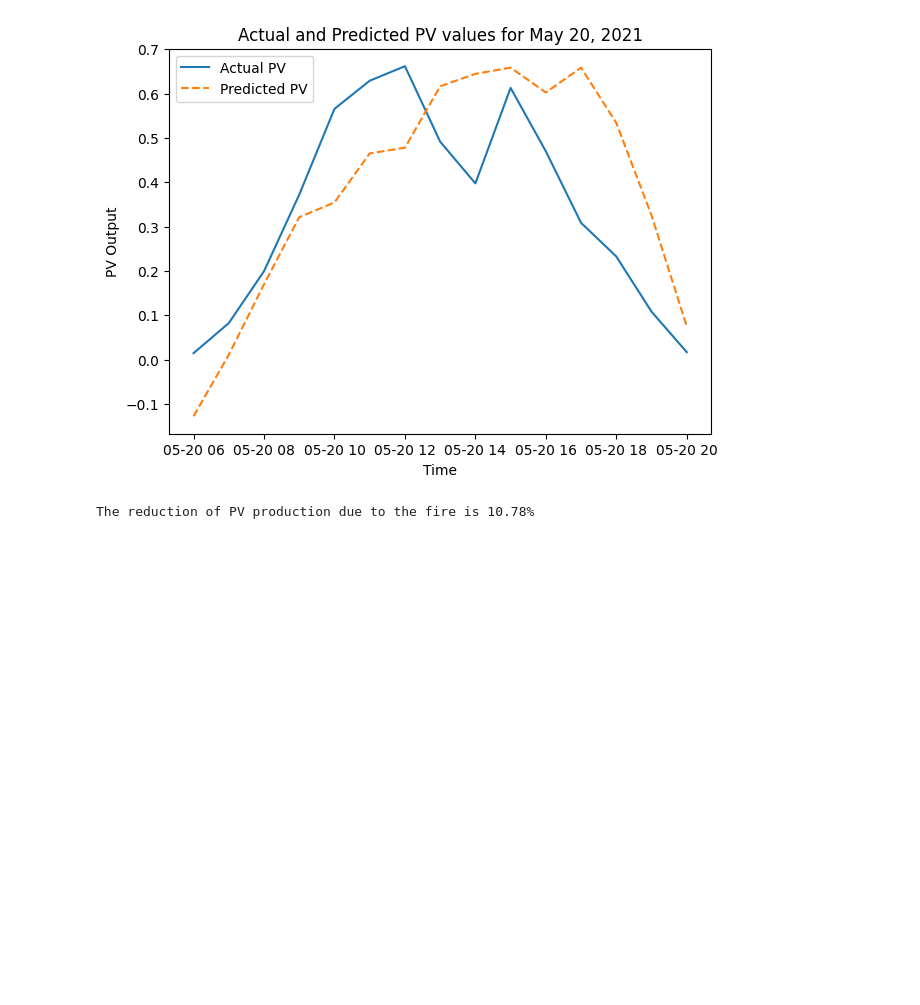
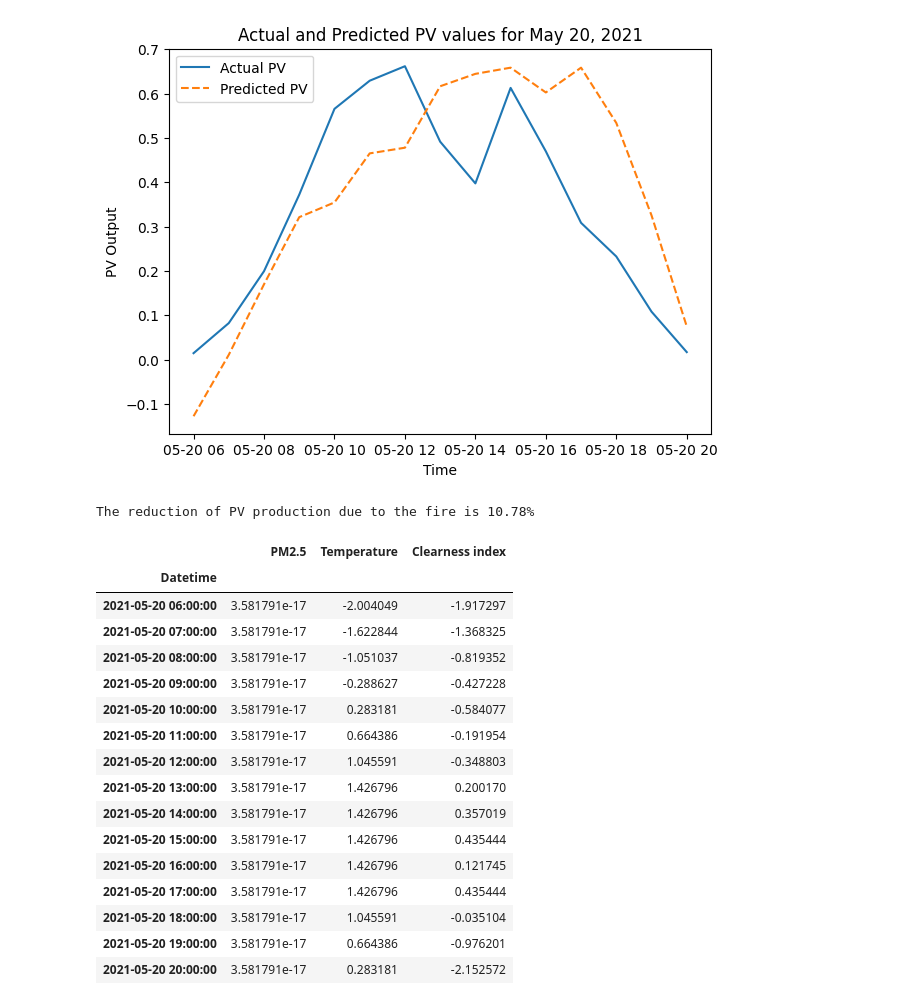
Before and after one commit to jean-paul-calin/wildfire-pv, a Jupyter notebook: toy model 1.ipynb, the cells around one changed output. Saved outputs shown, nothing was run; the diff lists cells and outputs as text; code cells hidden in the pictures; blank space fills up the shorter version.

```diff
--- a/toy model 1.ipynb
+++ b/toy model 1.ipynb
@@ -124,6 +124,13 @@ plt.show()
 # Replace 'PM2.5' values on May 20, 2021, with the average from the days no fire
 pm25_replacement_value = X_scaled_df[X_scaled_df.index != '2021-05-20']['PM2.5'].mean()
 may_20_data['PM2.5'] = pm25_replacement_value
+# Calculate the hourly mean of 'PM2.5' values for all days except May 20, 2021
+'''df_without_may_20 = X_scaled_df[X_scaled_df.index.date != pd.Timestamp('2021-05-20').date()]'''
+# Calculate the hourly mean of 'PM2.5' values for all data except for May 20, 2021
+'''pm25_replacement_value = df_without_may_20['PM2.5'].groupby(df_without_may_20.index.hour).mean()'''
+# Now, for each hour in may_20_data, replace 'PM2.5' with the corresponding hourly mean value
+'''for hour in may_20_data.index.hour:
+    may_20_data.loc[may_20_data.index.hour == hour, pm25] = pm25_replacement_value[hour]'''
 
 # Make predictions for May 20, 2021
 predicted_PV_may_20 = lin.predict(may_20_data)
@@ -156,3 +163,23 @@ PV_reduction = (predicted_PV_may_20.sum() - actual_PV_may_20.sum())*100/ predict
 print("The reduction of PV production due to the fire is {:.2f}%".format(PV_reduction))
 # %% [output]
 The reduction of PV production due to the fire is 10.78%
+# %%
+may_20_data
+# %% [output]
+|  | PM2.5 | Temperature | Clearness index |
+| Datetime |  |  |  |
+| 2021-05-20 06:00:00 | 3.581791e-17 | -2.004049 | -1.917297 |
+| 2021-05-20 07:00:00 | 3.581791e-17 | -1.622844 | -1.368325 |
+| 2021-05-20 08:00:00 | 3.581791e-17 | -1.051037 | -0.819352 |
+| 2021-05-20 09:00:00 | 3.581791e-17 | -0.288627 | -0.427228 |
+| 2021-05-20 10:00:00 | 3.581791e-17 | 0.283181 | -0.584077 |
+| 2021-05-20 11:00:00 | 3.581791e-17 | 0.664386 | -0.191954 |
+| 2021-05-20 12:00:00 | 3.581791e-17 | 1.045591 | -0.348803 |
+| 2021-05-20 13:00:00 | 3.581791e-17 | 1.426796 | 0.200170 |
+| 2021-05-20 14:00:00 | 3.581791e-17 | 1.426796 | 0.357019 |
+| 2021-05-20 15:00:00 | 3.581791e-17 | 1.426796 | 0.435444 |
+| 2021-05-20 16:00:00 | 3.581791e-17 | 1.426796 | 0.121745 |
+| 2021-05-20 17:00:00 | 3.581791e-17 | 1.426796 | 0.435444 |
+| 2021-05-20 18:00:00 | 3.581791e-17 | 1.045591 | -0.035104 |
+| 2021-05-20 19:00:00 | 3.581791e-17 | 0.664386 | -0.976201 |
+| 2021-05-20 20:00:00 | 3.581791e-17 | 0.283181 | -2.152572 |
```
